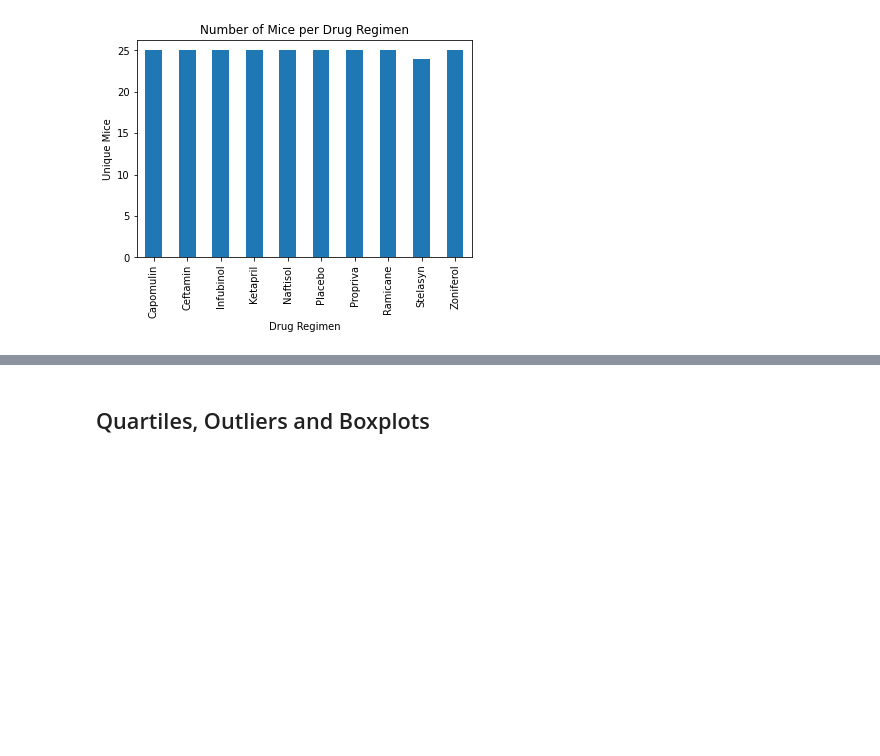
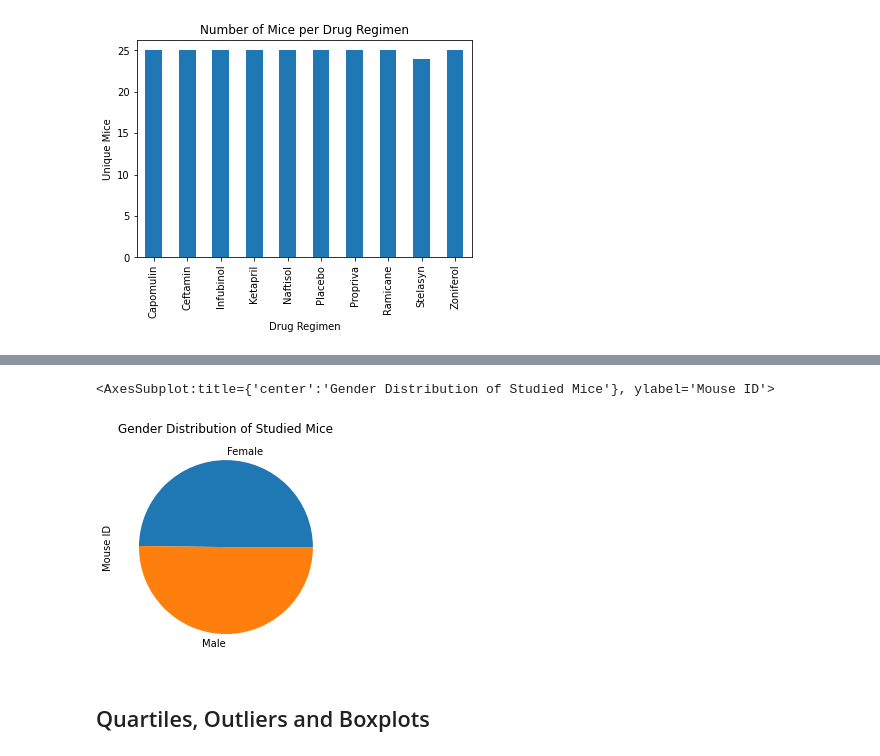
Before and after one commit to jmgeo/Matplotlib-Challenge, a Jupyter notebook: Pymaceuticals/pymaceuticals_starter.ipynb, the cells around one changed output, grey strips where cells are left out. Cells and saved outputs as stored; diff of their text form; code cells hidden in the pictures; blank space fills up the shorter version.

```diff
--- a/Pymaceuticals/pymaceuticals_starter.ipynb
+++ b/Pymaceuticals/pymaceuticals_starter.ipynb
@@ -195,4 +200,9 @@ plt.title('Mice per Drug Regimen Tested')
 # %%
 # Generate a pie plot showing the distribution of female versus male mice using pandas
+pd_pie_data = clean_combo_df.groupby('Sex').nunique()['Mouse ID']
+pd_pie_data.plot.pie(title="Gender Distribution of Studied Mice")
+# %% [output]
+<AxesSubplot:title={'center':'Gender Distribution of Studied Mice'}, ylabel='Mouse ID'>
+[figure, added]
 # %%
 # Generate a pie plot showing the distribution of female versus male mice using pyplot
```
Also changed, not shown: parts of 2 cells of this notebook.
